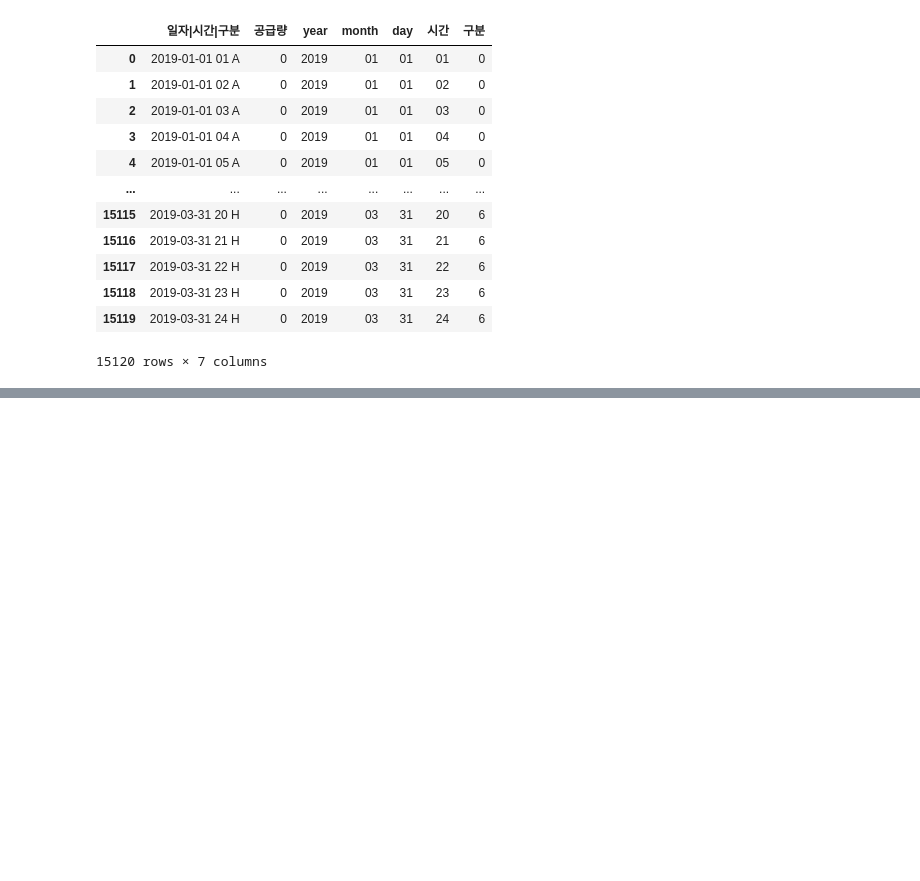
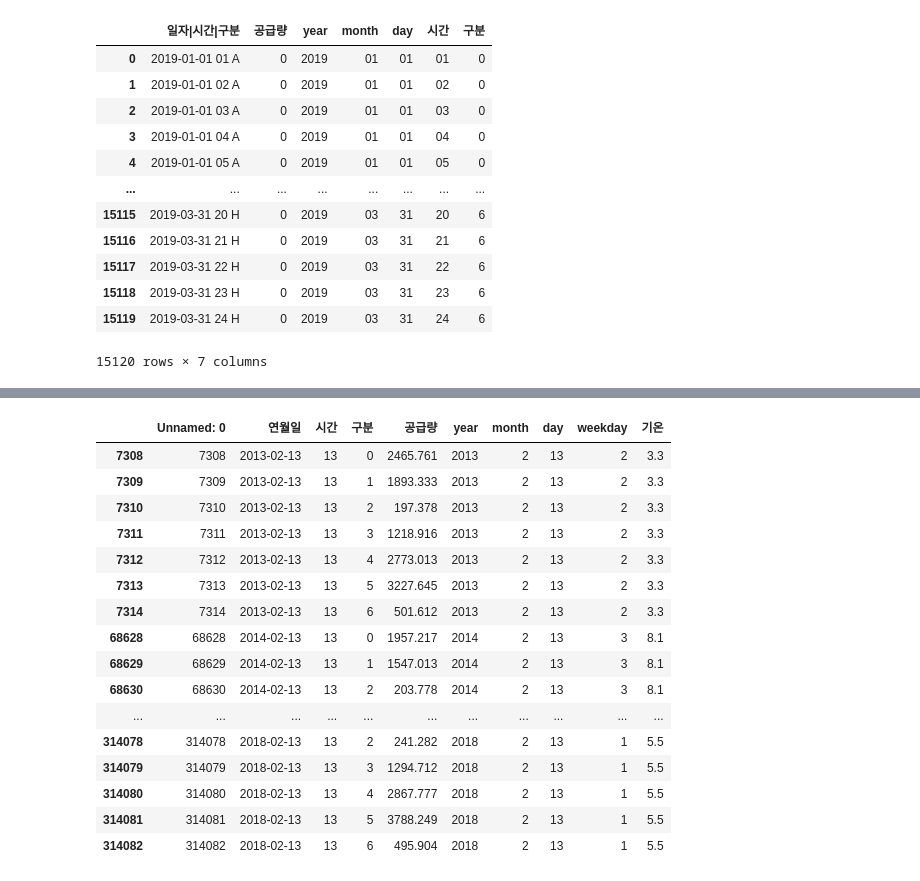
Before and after one commit to kbjung/LikeLion_13th_DataCourse, a Jupyter notebook: TP02/2021.10.27-05_2019년_기온_예측_ver0.1.ipynb, the cells around one changed output, grey strips where cells are left out. Drawn from its saved outputs; the diff is of its cells as text; code cells hidden in the pictures; blank space fills up the shorter version.

```diff
--- a/TP02/2021.10.27-05_2019년_기온_예측_ver0.1.ipynb
+++ b/TP02/2021.10.27-05_2019년_기온_예측_ver0.1.ipynb
@@ -118,0 +207,25 @@ X_train, X_test, y_train, y_test = train_test_split(X, y, random_state=0)
+# %%
+year = 2013
+month = 2
+day = 13
+time = 13
+
+total.loc[(total['month']==month) & (total['day']==day) & (total['시간']==time), :]
+# %% [output]
+|  | Unnamed: 0 | 연월일 | 시간 | 구분 | 공급량 | year | month | day | weekday | 기온 |
+| 7308 | 7308 | 2013-02-13 | 13 | 0 | 2465.761 | 2013 | 2 | 13 | 2 | 3.3 |
+| 7309 | 7309 | 2013-02-13 | 13 | 1 | 1893.333 | 2013 | 2 | 13 | 2 | 3.3 |
+| 7310 | 7310 | 2013-02-13 | 13 | 2 | 197.378 | 2013 | 2 | 13 | 2 | 3.3 |
+| 7311 | 7311 | 2013-02-13 | 13 | 3 | 1218.916 | 2013 | 2 | 13 | 2 | 3.3 |
+| 7312 | 7312 | 2013-02-13 | 13 | 4 | 2773.013 | 2013 | 2 | 13 | 2 | 3.3 |
+| 7313 | 7313 | 2013-02-13 | 13 | 5 | 3227.645 | 2013 | 2 | 13 | 2 | 3.3 |
+| 7314 | 7314 | 2013-02-13 | 13 | 6 | 501.612 | 2013 | 2 | 13 | 2 | 3.3 |
+| 68628 | 68628 | 2014-02-13 | 13 | 0 | 1957.217 | 2014 | 2 | 13 | 3 | 8.1 |
+| 68629 | 68629 | 2014-02-13 | 13 | 1 | 1547.013 | 2014 | 2 | 13 | 3 | 8.1 |
+| 68630 | 68630 | 2014-02-13 | 13 | 2 | 203.778 | 2014 | 2 | 13 | 3 | 8.1 |
+| ... | ... | ... | ... | ... | ... | ... | ... | ... | ... | ... |
+| 314078 | 314078 | 2018-02-13 | 13 | 2 | 241.282 | 2018 | 2 | 13 | 1 | 5.5 |
+| 314079 | 314079 | 2018-02-13 | 13 | 3 | 1294.712 | 2018 | 2 | 13 | 1 | 5.5 |
+| 314080 | 314080 | 2018-02-13 | 13 | 4 | 2867.777 | 2018 | 2 | 13 | 1 | 5.5 |
+| 314081 | 314081 | 2018-02-13 | 13 | 5 | 3788.249 | 2018 | 2 | 13 | 1 | 5.5 |
+| 314082 | 314082 | 2018-02-13 | 13 | 6 | 495.904 | 2018 | 2 | 13 | 1 | 5.5 |
```
Also changed, not shown: parts of 91 cells of this notebook, 3 other files.
